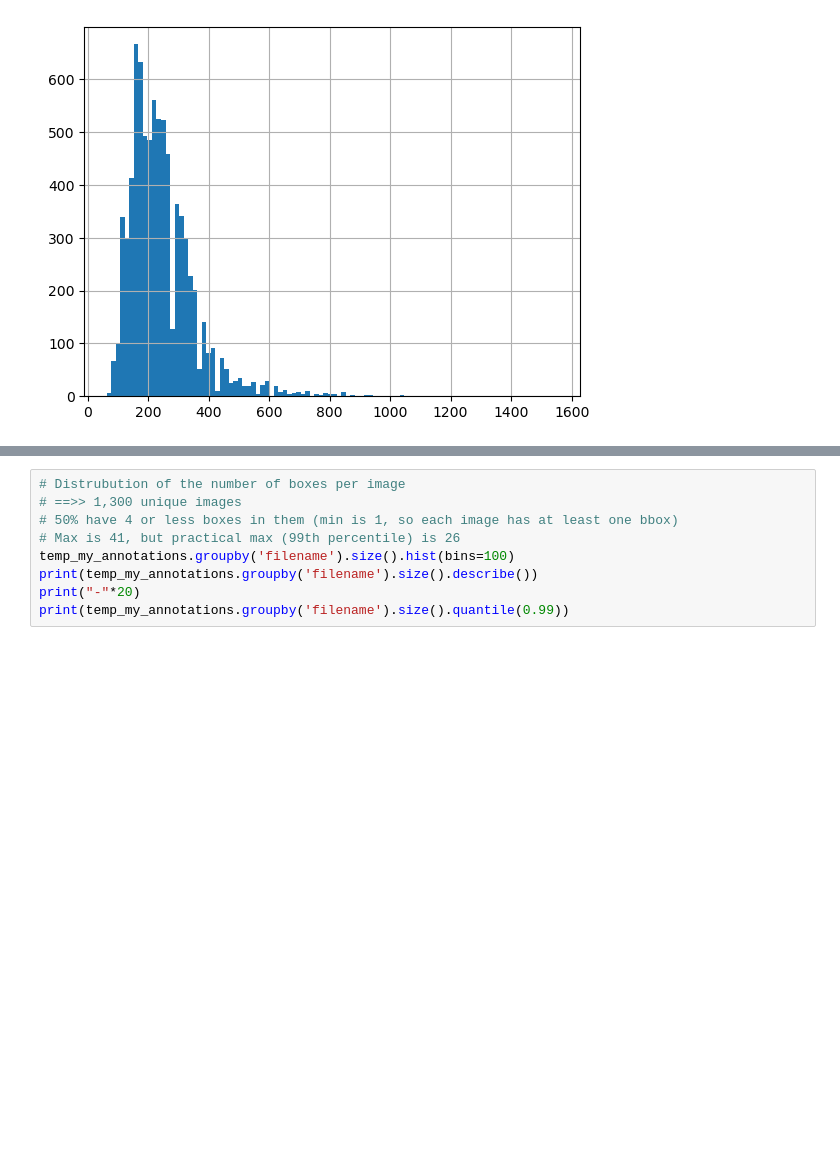
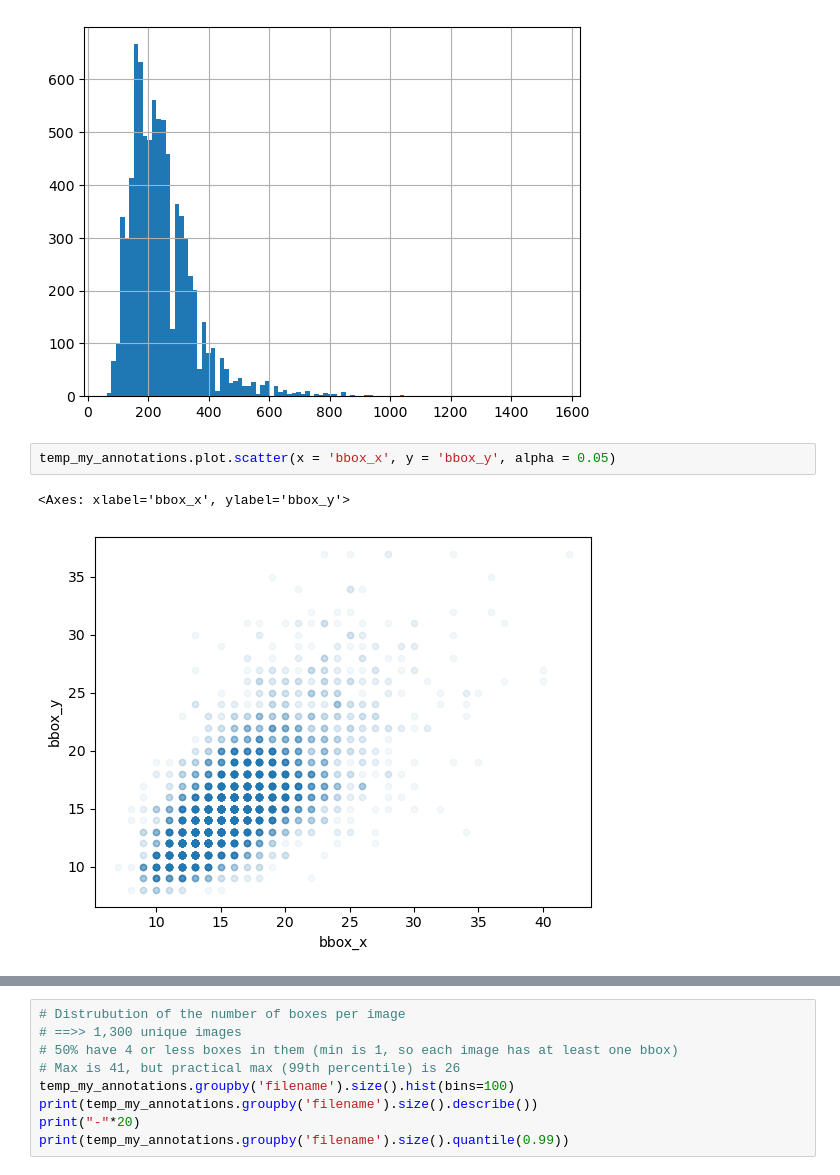
Before and after one commit to jujanen/objects_from_old_maps, a Jupyter notebook: 01_eda.ipynb, the cells around one changed output, grey strips where cells are left out. Drawn from its saved outputs; the diff is of its cells as text; blank space fills up the shorter version.

```diff
--- a/01_eda.ipynb
+++ b/01_eda.ipynb
@@ -132,6 +150,11 @@ min        64.000000
 max      1554.000000
 Name: bbox_area, dtype: float64
 [figure]
+# %%
+temp_my_annotations.plot.scatter(x = 'bbox_x', y = 'bbox_y', alpha = 0.05)
+# %% [output]
+<Axes: xlabel='bbox_x', ylabel='bbox_y'>
+[figure, added]
 # %%
 temp_my_annotations['bbox_xy_ratio'].hist(bins = 100)
 temp_my_annotations['bbox_xy_ratio'].describe()
```
Also changed, not shown: parts of 12 cells of this notebook, 2 other files.
